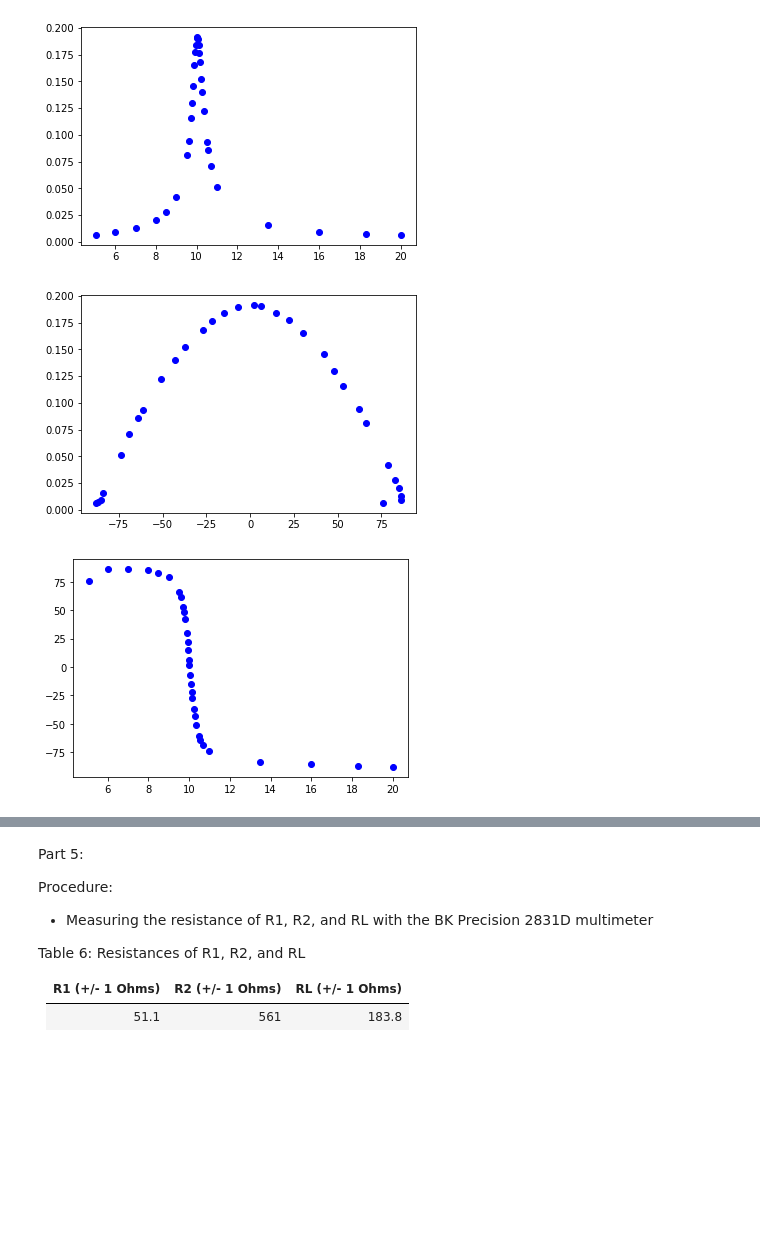
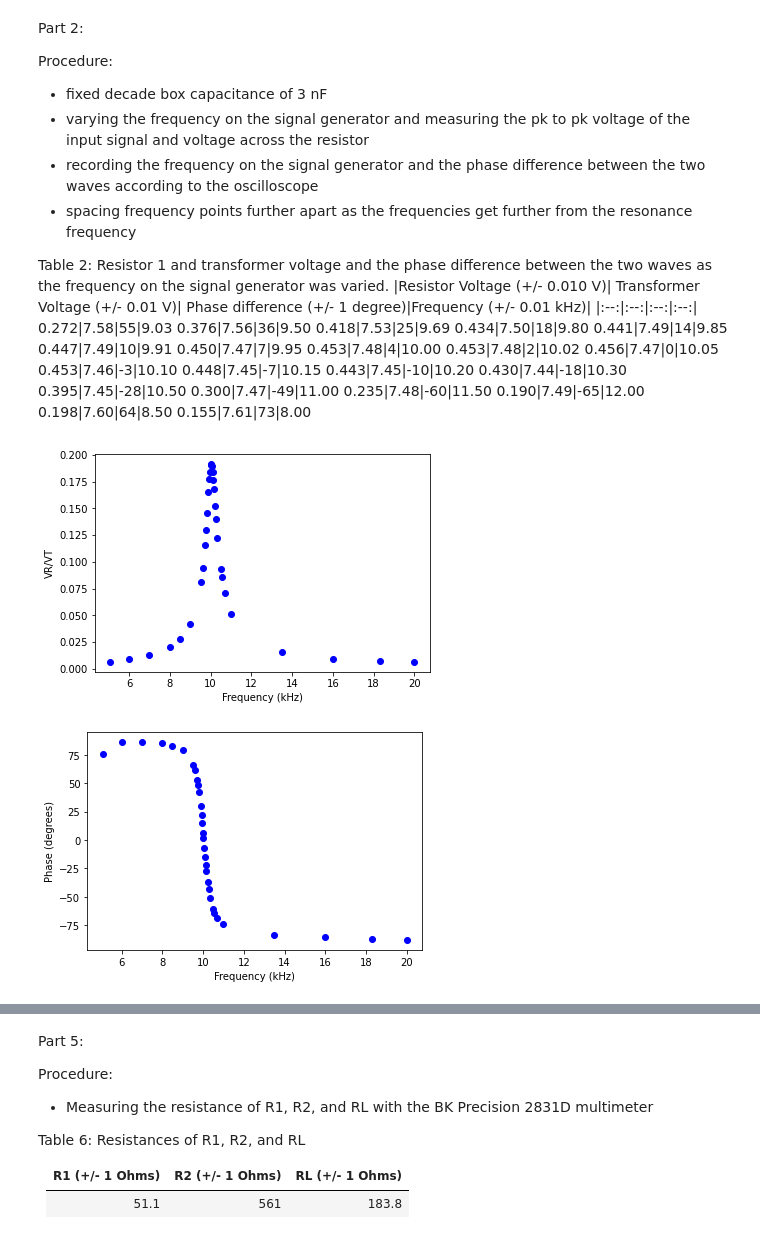
Before and after one commit to Shaquible/ENPH-213, a Jupyter notebook: elecres.ipynb, the cells around one changed output, grey strips where cells are left out. Saved outputs shown, nothing was run; the diff lists cells and outputs as text; code cells hidden in the pictures; blank space fills up the shorter version.

```diff
--- a/elecres.ipynb
+++ b/elecres.ipynb
@@ -33,22 +37,53 @@ Procedure:
+# %% [markdown]
+Part 2:
+
+Procedure:
+- fixed decade box capacitance of 3 nF
+- varying the frequency on the signal generator and measuring the pk to pk voltage of the input signal and voltage across the resistor
+- recording the frequency on the signal generator and the phase difference between the two waves according to the oscilloscope
+- spacing frequency points further apart as the frequencies get further from the resonance frequency
+
+Table 2: Resistor 1 and transformer voltage and the phase difference between the two waves as the frequency on the signal generator was varied.
+|Resistor Voltage (+/- 0.010 V)| Transformer Voltage (+/- 0.01 V)| Phase difference (+/- 1 degree)|Frequency (+/- 0.01 kHz)|
+|:--:|:--:|:--:|:--:|
+0.272|7.58|55|9.03
+0.376|7.56|36|9.50
+0.418|7.53|25|9.69
+0.434|7.50|18|9.80
+0.441|7.49|14|9.85
+0.447|7.49|10|9.91
+0.450|7.47|7|9.95
+0.453|7.48|4|10.00
+0.453|7.48|2|10.02
+0.456|7.47|0|10.05
+0.453|7.46|-3|10.10
+0.448|7.45|-7|10.15
+0.443|7.45|-10|10.20
+0.430|7.44|-18|10.30
+0.395|7.45|-28|10.50
+0.300|7.47|-49|11.00
+0.235|7.48|-60|11.50
+0.190|7.49|-65|12.00
+0.198|7.60|64|8.50
+0.155|7.61|73|8.00
 # %%
-import numpy as np
-import pandas as pd
-import matplotlib.pyplot as plt
+
 df = pd.read_excel("elecres.xlsx", sheet_name="Sheet1")
 vr = df.iloc[:,0].to_numpy(dtype=float)
 vt = df.iloc[:,1].to_numpy(dtype=float)
 phase = df.iloc[:,2].to_numpy(dtype=float)
 freq = df.iloc[:,3].to_numpy(dtype=float)
 plt.plot(freq, vr/vt, "bo", label="Vr/Vt")
-plt.show()
-plt.plot(phase, vr/vt, "bo", label="Phase")
+plt.xlabel("Frequency (kHz)")
+plt.ylabel("VR/VT")
 plt.show()
 plt.plot(freq, phase, "bo", label="Freq")
+plt.xlabel("Frequency (kHz)")
+plt.ylabel("Phase (degrees)")
 plt.show()
 # %% [output]
-[figure, old version]
+[figure, new version]
-[figure, old version]
+[figure, new version]
-[figure, removed]
 # %% [markdown]
 Part 3:
 
```
Also changed, not shown: parts of 7 cells of this notebook, 20 other files.
